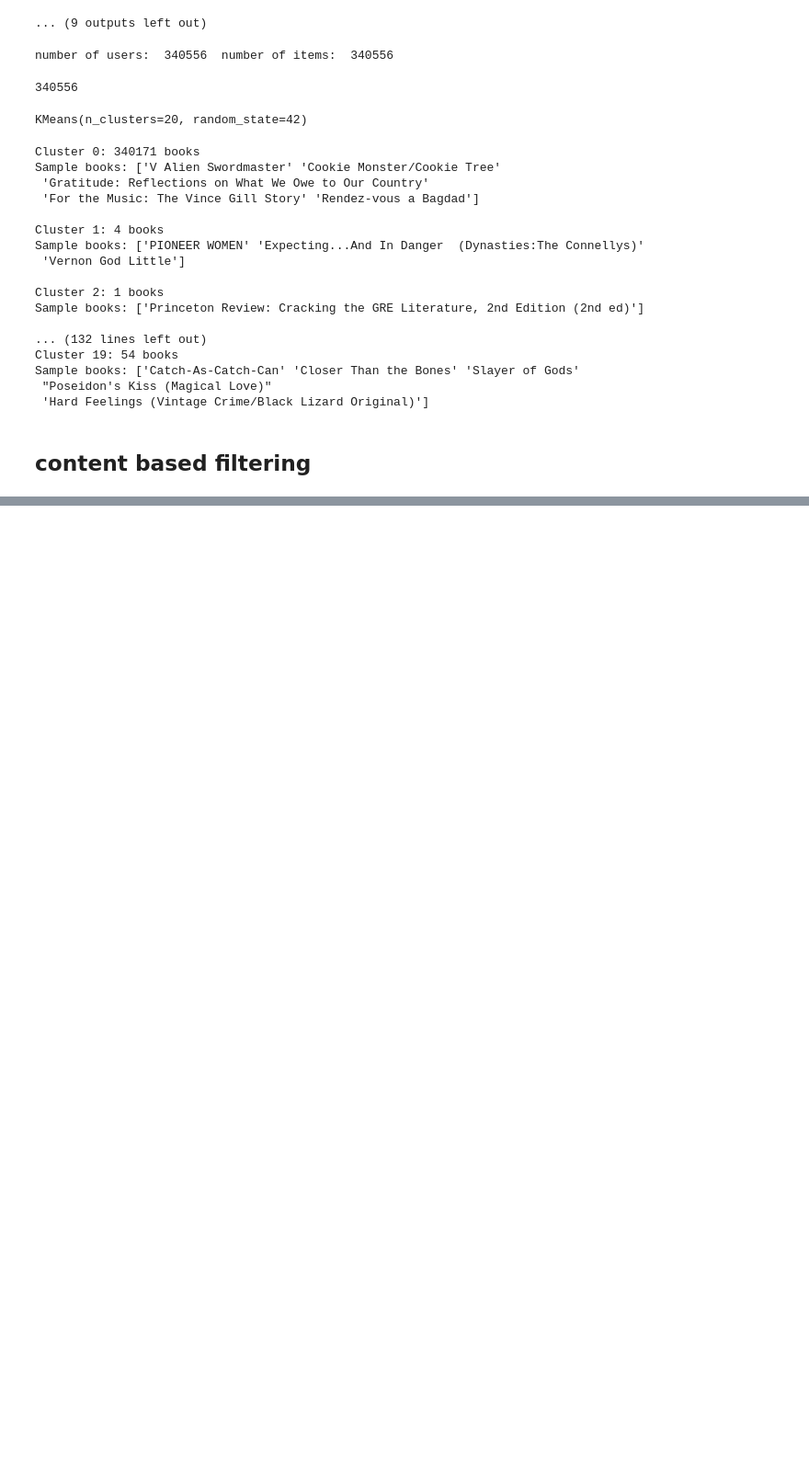
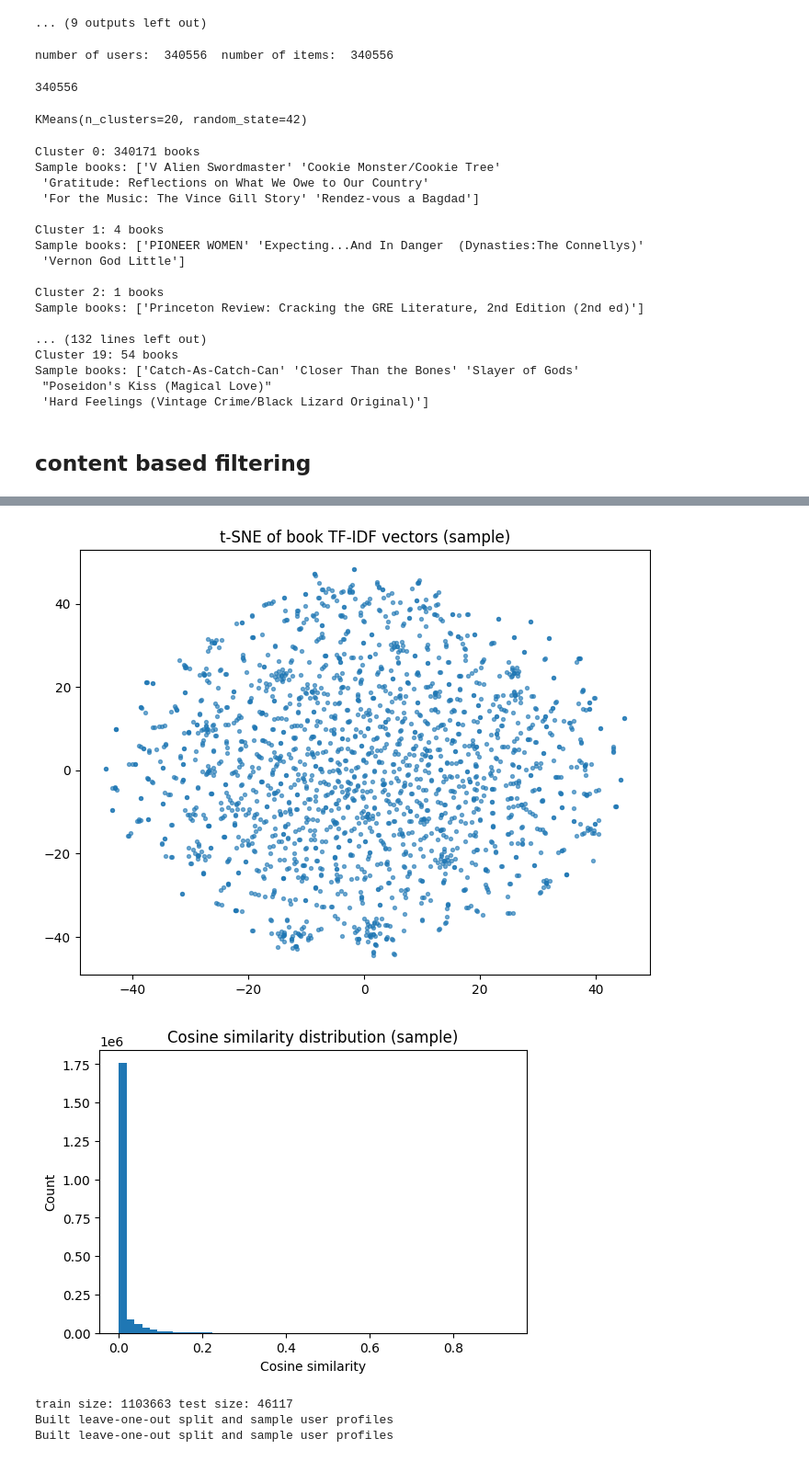
Before and after one commit to danielcoblentz/Book-recommendations, a Jupyter notebook: recommendation_system/src/main/resources/data/clean.ipynb, the cells around one changed output, grey strips where cells are left out. Shown at 92% size. Saved outputs shown, nothing was run; the diff lists cells and outputs as text; code cells hidden in the pictures; blank space fills up the shorter version.

Commit message:
complete base versions of models

```diff
--- a/recommendation_system/src/main/resources/data/clean.ipynb
+++ b/recommendation_system/src/main/resources/data/clean.ipynb
@@ -376,29 +384,39 @@ print('TF-IDF matrix with shape', book_tfidf.shape)
 # %%
-
-
+# Visualization: t-SNE of TF-IDF book embeddings and similarity histogram
+from sklearn.manifold import TSNE
+import matplotlib.pyplot as plt
 
 # compute a small t-SNE projection for a sample of books (to keep runtime reasonable)
 sample_size = min(2000, book_tfidf.shape[0])
 sample_idx = np.random.RandomState(42).choice(book_tfidf.shape[0], sample_size, replace=False)
 sample_vecs = book_tfidf[sample_idx].toarray()
 
-tsne = TSNE(n_components=2, random_state=42, perplexity=30, n_iter=500)
+# instantiate TSNE robustly across sklearn versions (some use n_iter, others max_iter)
+tsne_params = dict(n_components=2, random_state=42, perplexity=30)
+try:
+    tsne = TSNE(**tsne_params, n_iter=500)
+except TypeError:
+    tsne = TSNE(**tsne_params, max_iter=500)
+
 proj = tsne.fit_transform(sample_vecs)
 
 plt.figure(figsize=(8,6))
 plt.scatter(proj[:,0], proj[:,1], s=8, alpha=0.6)
 plt.title('t-SNE of book TF-IDF vectors (sample)')
 plt.show()
 
 # similarity histogram (random sample pairs)
 sim = cosine_similarity(sample_vecs)
 vals = sim[np.triu_indices_from(sim, k=1)]
 plt.figure(figsize=(6,4))
 plt.hist(vals, bins=50)
 plt.title('Cosine similarity distribution (sample)')
 plt.xlabel('Cosine similarity')
 plt.ylabel('Count')
 plt.show()
+# %% [output]
+[figure, added]
+[figure, added]
 # %%
 # Create a leave-one-out test split for ranking evaluation (one rated item per user held out)
 from collections import defaultdict
@@ -432,6 +450,12 @@ def build_user_profile(user_id, min_rating=4):
     idxs = [isbn_to_index[i] for i in user_r['ISBN'] if i in isbn_to_index]
     if not idxs:
         return None
-    return book_tfidf[idxs].mean(axis=0)
+    profile = book_tfidf[idxs].mean(axis=0)
+    # Convert to numpy array to avoid matrix format issues
+    return np.asarray(profile).reshape(1, -1)
 
 print('Built leave-one-out split and sample user profiles')
+# %% [output]
+train size: 1103663 test size: 46117
+Built leave-one-out split and sample user profiles
+Built leave-one-out split and sample user profiles
```
Also changed, not shown: parts of 34 cells of this notebook, 5 other files.
